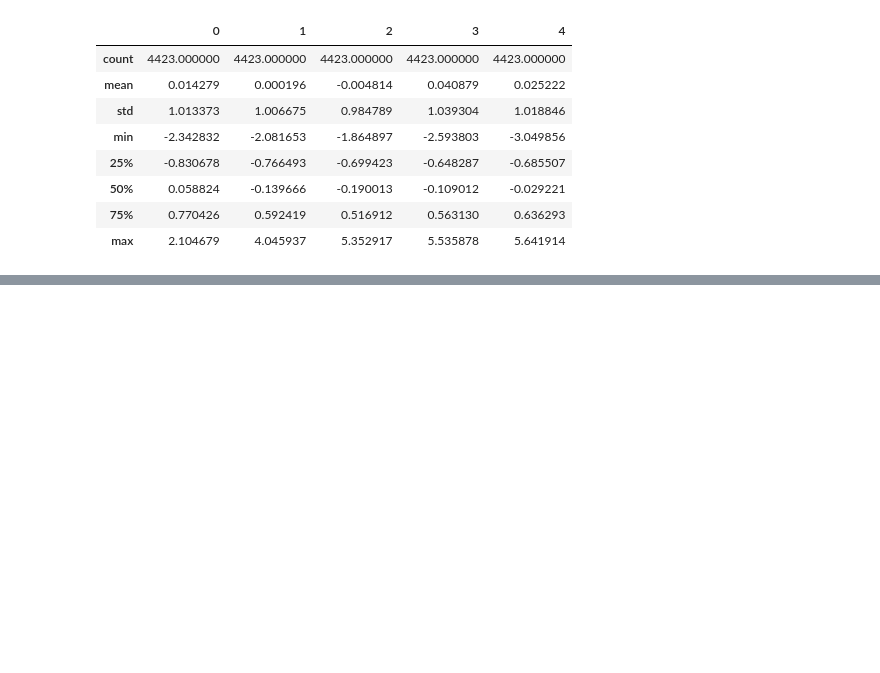
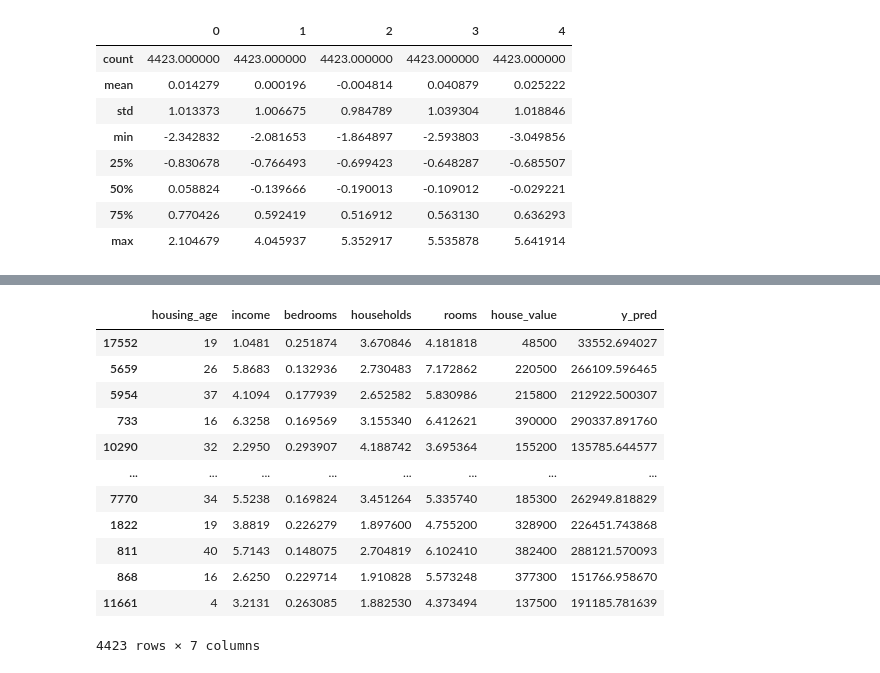
Before and after one commit to 2hongbi/kaggle-python, a Jupyter notebook: src/bigboongi/learn_regression.ipynb, the cells around one changed output, grey strips where cells are left out. Saved outputs shown, nothing was run; the diff lists cells and outputs as text; code cells hidden in the pictures; blank space fills up the shorter version.

```diff
--- a/src/bigboongi/learn_regression.ipynb
+++ b/src/bigboongi/learn_regression.ipynb
@@ -152,0 +155,5 @@ pd.DataFrame(X_scaled_standard_test).describe()
+# %%
+from sklearn.linear_model import LinearRegression
+
+model = LinearRegression()
+model.fit(X_scaled_minmax_train, y_train)
@@ -152,0 +224,4 @@ pd.DataFrame(X_scaled_standard_test).describe()
+# %%
+pred_test = model.predict(X_scaled_minmax_test)
+y_test[['y_pred']] = pred_test
+y_test
@@ -152,0 +242,17 @@ pd.DataFrame(X_scaled_standard_test).describe()
+# %%
+Total_test = pd.concat([X_test, y_test], axis=1)
+Total_test
+# %% [output]
+|  | housing_age | income | bedrooms | households | rooms | house_value | y_pred |
+| 17552 | 19 | 1.0481 | 0.251874 | 3.670846 | 4.181818 | 48500 | 33552.694027 |
+| 5659 | 26 | 5.8683 | 0.132936 | 2.730483 | 7.172862 | 220500 | 266109.596465 |
+| 5954 | 37 | 4.1094 | 0.177939 | 2.652582 | 5.830986 | 215800 | 212922.500307 |
+| 733 | 16 | 6.3258 | 0.169569 | 3.155340 | 6.412621 | 390000 | 290337.891760 |
+| 10290 | 32 | 2.2950 | 0.293907 | 4.188742 | 3.695364 | 155200 | 135785.644577 |
+| ... | ... | ... | ... | ... | ... | ... | ... |
+| 7770 | 34 | 5.5238 | 0.169824 | 3.451264 | 5.335740 | 185300 | 262949.818829 |
+| 1822 | 19 | 3.8819 | 0.226279 | 1.897600 | 4.755200 | 328900 | 226451.743868 |
+| 811 | 40 | 5.7143 | 0.148075 | 2.704819 | 6.102410 | 382400 | 288121.570093 |
+| 868 | 16 | 2.6250 | 0.229714 | 1.910828 | 5.573248 | 377300 | 151766.958670 |
+| 11661 | 4 | 3.2131 | 0.263085 | 1.882530 | 4.373494 | 137500 | 191185.781639 |
+4423 rows × 7 columns
```
Also changed, not shown: parts of 12 cells of this notebook, 1 other file.
